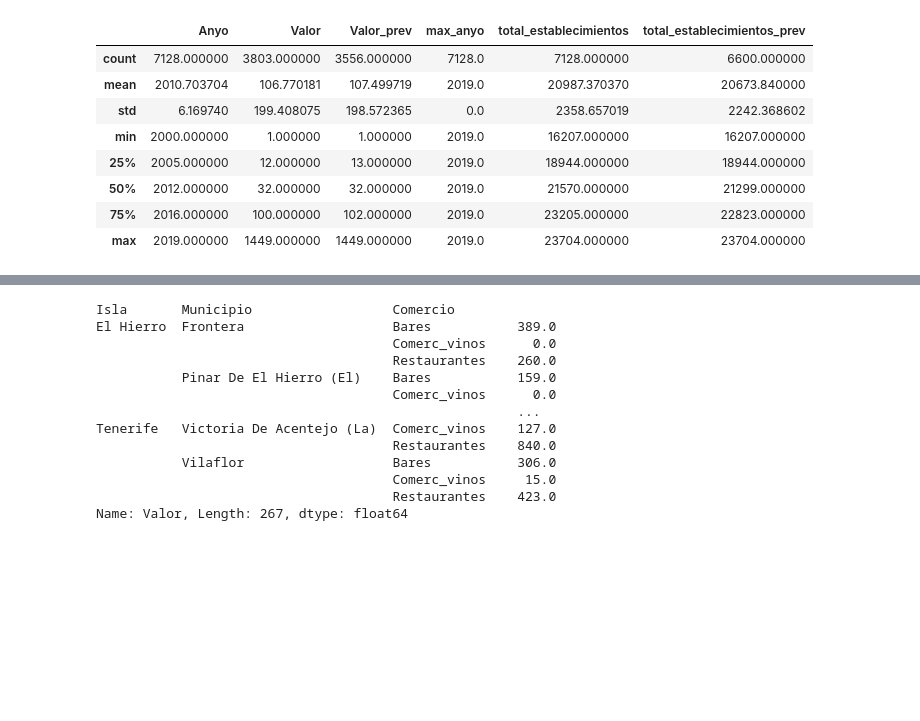
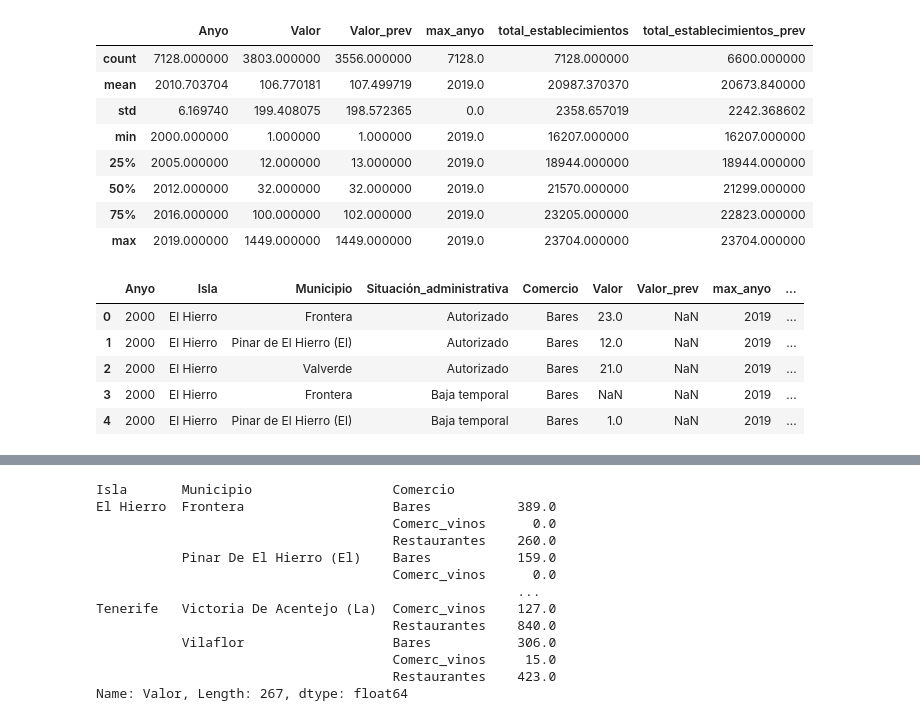
Before and after one commit to miracFence/Datathon-Gran-Canaria, a Jupyter notebook: Smart Destinations/Analisis/CM29.ipynb, the cells around one changed output, grey strips where cells are left out. Cells and saved outputs as stored; diff of their text form; code cells hidden in the pictures; blank space fills up the shorter version.

```diff
--- a/Smart Destinations/Analisis/CM29.ipynb
+++ b/Smart Destinations/Analisis/CM29.ipynb
@@ -22,3 +22,12 @@ maestro_cm29.describe()
 | 50% | 2012.000000 | 32.000000 | 32.000000 | 2019.0 | 21570.000000 | 21299.000000 |
 | 75% | 2016.000000 | 100.000000 | 102.000000 | 2019.0 | 23205.000000 | 22823.000000 |
 | max | 2019.000000 | 1449.000000 | 1449.000000 | 2019.0 | 23704.000000 | 23704.000000 |
+# %%
+maestro_cm29.head()
+# %% [output]
+|  | Anyo | Isla | Municipio | Situación_administrativa | Comercio | Valor | Valor_prev | max_anyo | ... |
+| 0 | 2000 | El Hierro | Frontera | Autorizado | Bares | 23.0 | NaN | 2019 | ... |
+| 1 | 2000 | El Hierro | Pinar de El Hierro (El) | Autorizado | Bares | 12.0 | NaN | 2019 | ... |
+| 2 | 2000 | El Hierro | Valverde | Autorizado | Bares | 21.0 | NaN | 2019 | ... |
+| 3 | 2000 | El Hierro | Frontera | Baja temporal | Bares | NaN | NaN | 2019 | ... |
+| 4 | 2000 | El Hierro | Pinar de El Hierro (El) | Baja temporal | Bares | 1.0 | NaN | 2019 | ... |
```
Also changed, not shown: parts of 1 cell of this notebook, 15 other files.
